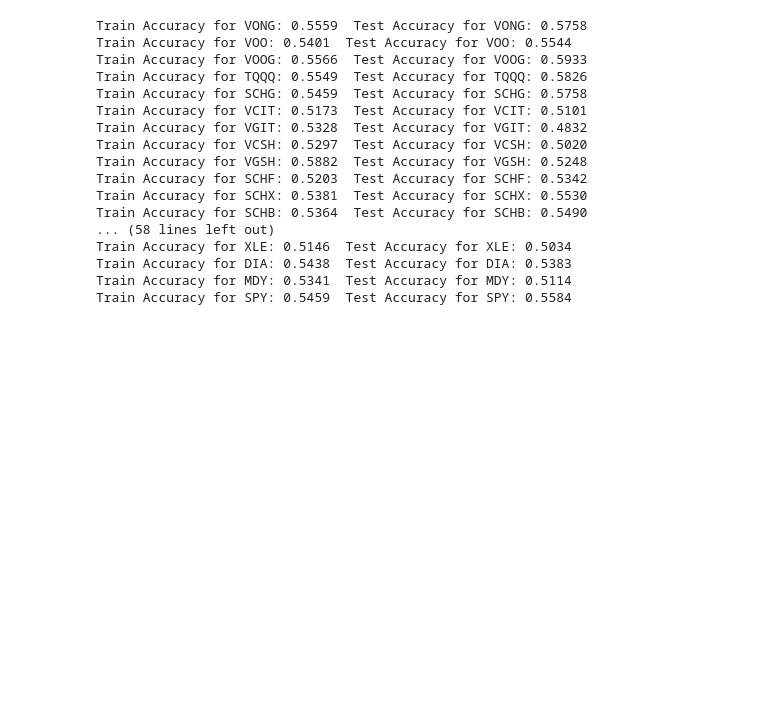
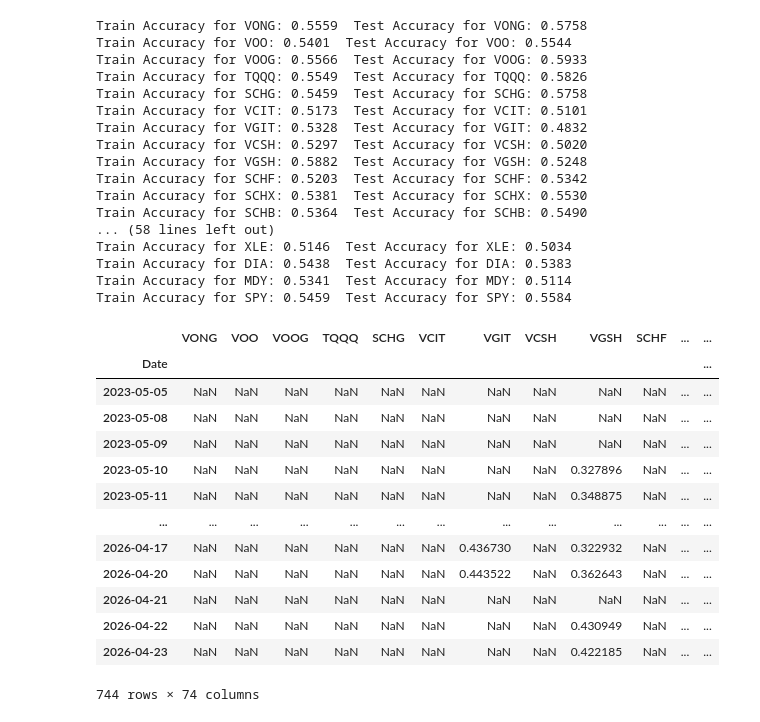
Before and after one commit to shiner32/COSC-247-Final-Project, a Jupyter notebook: backtestStart.ipynb, the cells around one changed output. Saved outputs shown, nothing was run; the diff lists cells and outputs as text; code cells hidden in the pictures; blank space fills up the shorter version.

```diff
--- a/backtestStart.ipynb
+++ b/backtestStart.ipynb
@@ -11,25 +11,10 @@ symbols = pd.read_csv("symbols.csv")['Symbol'].tolist()
 netAssets = pd.read_csv("net_assets.csv")
 closes = pd.read_csv("closes.csv", index_col=0)
 
-netAssets['Inception Date'] = pd.to_datetime(netAssets['Inception Date'], unit='s').dt.date
-netAssets = netAssets[netAssets['Inception Date'] <= datetime(2011, 1, 1).date()]
+netAssets['Inception Date'] = pd.to_datetime(netAssets['Inception Date'])
+netAssets = netAssets[netAssets['Inception Date'] <= pd.Timestamp('2011-01-01')]
 goodSymbols = netAssets['Symbol'].tolist()
 goodCloses = closes[goodSymbols]
 goodCloses = goodCloses.loc['2010-09-22':]
 # %% [markdown]
 **I need to find clusters for hyperparameter tuning for like ETFs. If I do it on a per ETF instance, it becomes way to susceptible to overfitting, but if I do it on a generalized basis, it doesn't allow for good convergence.**
-# %%
-returns = goodCloses.pct_change().dropna()
-corr = returns.corr()
-dist = np.sqrt(2 * (1 - corr))
-
-#Agglomerative Clustering
-model = AgglomerativeClustering(
-    n_clusters=5, metric='precomputed', linkage='complete'
-)
-
-clusters = model.fit_predict(dist)
-print("Agglomerative Clustering:")
-for i in range(5):
-    cluster_symbols = [goodSymbols[j] for j in range(len(goodSymbols)) if clusters[j] == i]
-    print(f"Cluster {i + 1}: {', '.join(cluster_symbols)}")
@@ -265,3 +247,38 @@ Train Accuracy for XLE: 0.5146  Test Accuracy for XLE: 0.5034
 Train Accuracy for DIA: 0.5438  Test Accuracy for DIA: 0.5383
 Train Accuracy for MDY: 0.5341  Test Accuracy for MDY: 0.5114
 Train Accuracy for SPY: 0.5459  Test Accuracy for SPY: 0.5584
+# %%
+SPYprob = trainedModels['TQQQ'].predict_proba(XTestDict['TQQQ'])
+probabilities = {}
+for symbol in goodSymbols:
+    probabilities[symbol] = trainedModels[symbol].predict_proba(XTestDict[symbol])[:, 1]
+
+probabilities = pd.DataFrame(probabilities)
+probabilities.set_index(goodCloses.index[-745:])
+
+signaledTrades = probabilities.where((probabilities > 0.55) | (probabilities < 0.45))
+longTrades = signaledTrades.where(signaledTrades > 0.5)
+longTrades.index = goodCloses.index[-745:]
+longTrades = longTrades[:-1]
+
+shortTrades = signaledTrades.where(signaledTrades < 0.5)
+shortTrades.index = goodCloses.index[-745:]
+shortTrades = shortTrades[:-1]
+
+
+shortTrades
+# %% [output]
+|  | VONG | VOO | VOOG | TQQQ | SCHG | VCIT | VGIT | VCSH | VGSH | SCHF | ... | ... |
+| Date |  |  |  |  |  |  |  |  |  |  |  | ... |
+| 2023-05-05 | NaN | NaN | NaN | NaN | NaN | NaN | NaN | NaN | NaN | NaN | ... | ... |
+| 2023-05-08 | NaN | NaN | NaN | NaN | NaN | NaN | NaN | NaN | NaN | NaN | ... | ... |
+| 2023-05-09 | NaN | NaN | NaN | NaN | NaN | NaN | NaN | NaN | NaN | NaN | ... | ... |
+| 2023-05-10 | NaN | NaN | NaN | NaN | NaN | NaN | NaN | NaN | 0.327896 | NaN | ... | ... |
+| 2023-05-11 | NaN | NaN | NaN | NaN | NaN | NaN | NaN | NaN | 0.348875 | NaN | ... | ... |
+| ... | ... | ... | ... | ... | ... | ... | ... | ... | ... | ... | ... | ... |
+| 2026-04-17 | NaN | NaN | NaN | NaN | NaN | NaN | 0.436730 | NaN | 0.322932 | NaN | ... | ... |
+| 2026-04-20 | NaN | NaN | NaN | NaN | NaN | NaN | 0.443522 | NaN | 0.362643 | NaN | ... | ... |
+| 2026-04-21 | NaN | NaN | NaN | NaN | NaN | NaN | NaN | NaN | NaN | NaN | ... | ... |
+| 2026-04-22 | NaN | NaN | NaN | NaN | NaN | NaN | NaN | NaN | 0.430949 | NaN | ... | ... |
+| 2026-04-23 | NaN | NaN | NaN | NaN | NaN | NaN | NaN | NaN | 0.422185 | NaN | ... | ... |
+744 rows × 74 columns
```
Also changed, not shown: parts of 4 cells of this notebook.
